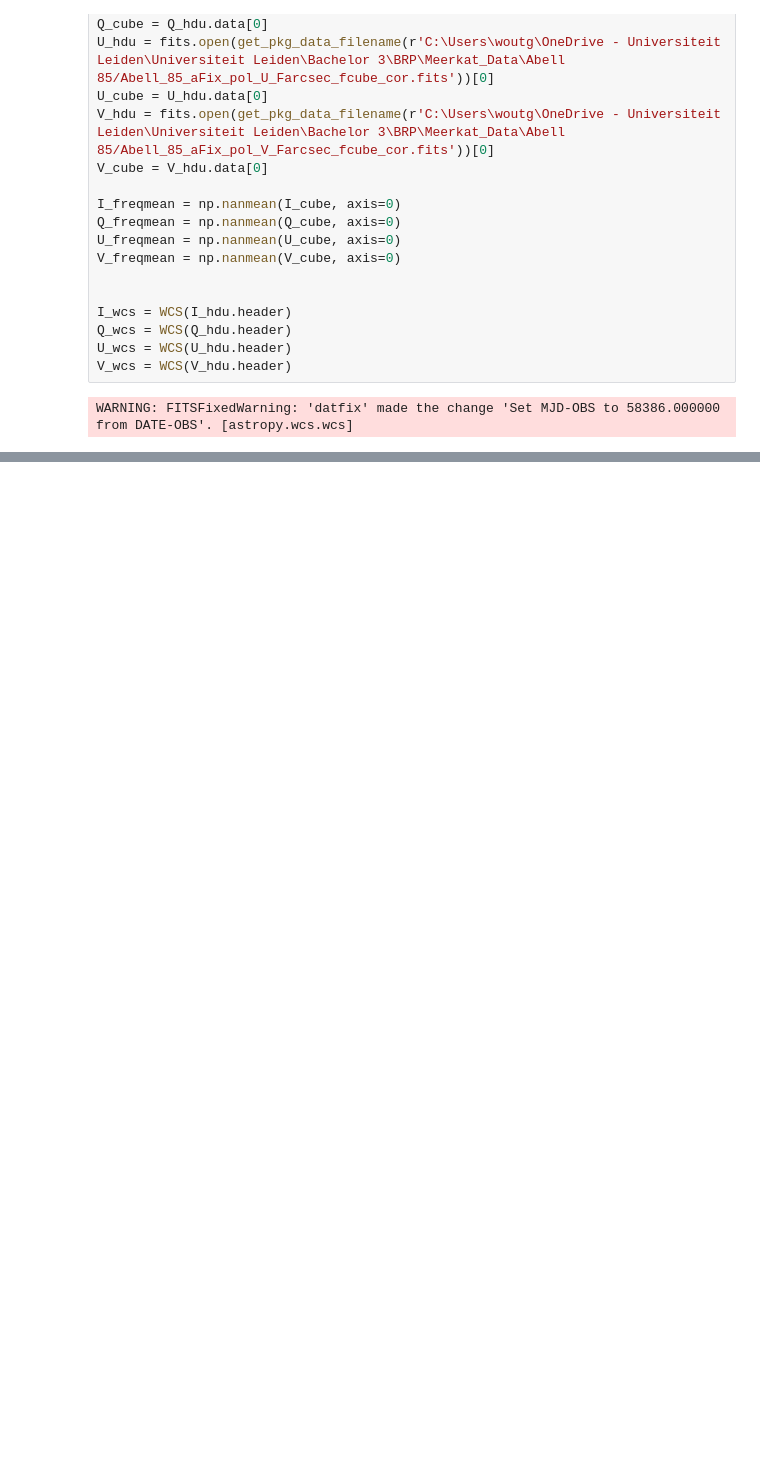
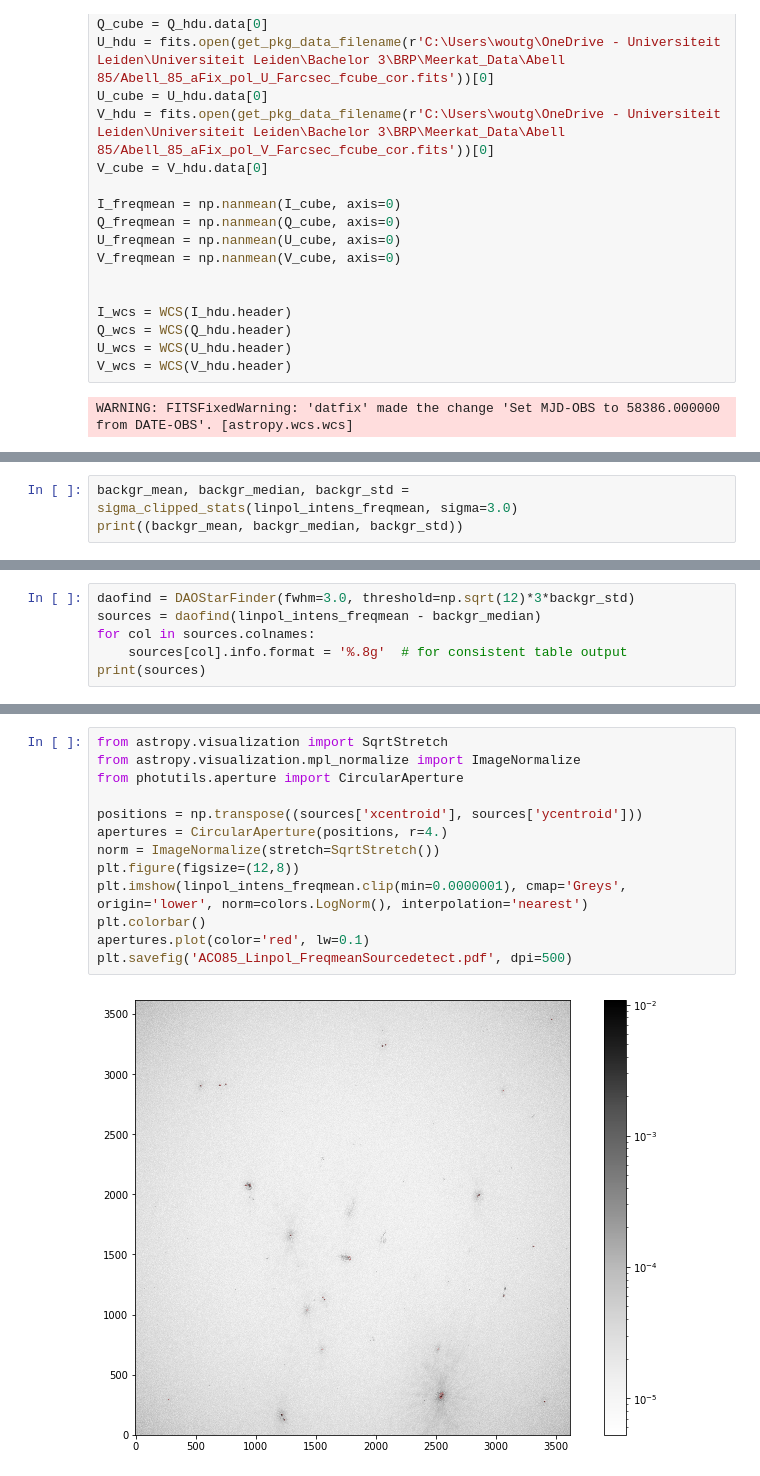
Before and after one commit to Woutmg/Meerkat_FracPol, a Jupyter notebook: Abell 85 Linpol sourceselect.ipynb, the cells around one changed output, grey strips where cells are left out. Saved outputs shown, nothing was run; the diff lists cells and outputs as text; blank space fills up the shorter version.

Commit message:
Most polarized sources are selected for inspection

```diff
--- a/Abell 85 Linpol sourceselect.ipynb
+++ b/Abell 85 Linpol sourceselect.ipynb
@@ -49,0 +60,3 @@ plt.savefig('ACO85_Linpol_Freqmean.pdf', dpi=500)
+# %%
+backgr_mean, backgr_median, backgr_std = sigma_clipped_stats(linpol_intens_freqmean, sigma=3.0)
+print((backgr_mean, backgr_median, backgr_std))
@@ -49,0 +65,6 @@ plt.savefig('ACO85_Linpol_Freqmean.pdf', dpi=500)
+# %%
+daofind = DAOStarFinder(fwhm=3.0, threshold=np.sqrt(12)*3*backgr_std)
+sources = daofind(linpol_intens_freqmean - backgr_median)
+for col in sources.colnames:
+    sources[col].info.format = '%.8g'  # for consistent table output
+print(sources)
@@ -49,0 +89,15 @@ plt.savefig('ACO85_Linpol_Freqmean.pdf', dpi=500)
+# %%
+from astropy.visualization import SqrtStretch
+from astropy.visualization.mpl_normalize import ImageNormalize
+from photutils.aperture import CircularAperture
+
+positions = np.transpose((sources['xcentroid'], sources['ycentroid']))
+apertures = CircularAperture(positions, r=4.)
+norm = ImageNormalize(stretch=SqrtStretch())
+plt.figure(figsize=(12,8))
+plt.imshow(linpol_intens_freqmean.clip(min=0.0000001), cmap='Greys', origin='lower', norm=colors.LogNorm(), interpolation='nearest')
+plt.colorbar()
+apertures.plot(color='red', lw=0.1)
+plt.savefig('ACO85_Linpol_FreqmeanSourcedetect.pdf', dpi=500)
+# %% [output]
+[figure, added]
```
Also changed, not shown: parts of 5 cells of this notebook, 3 other files.
